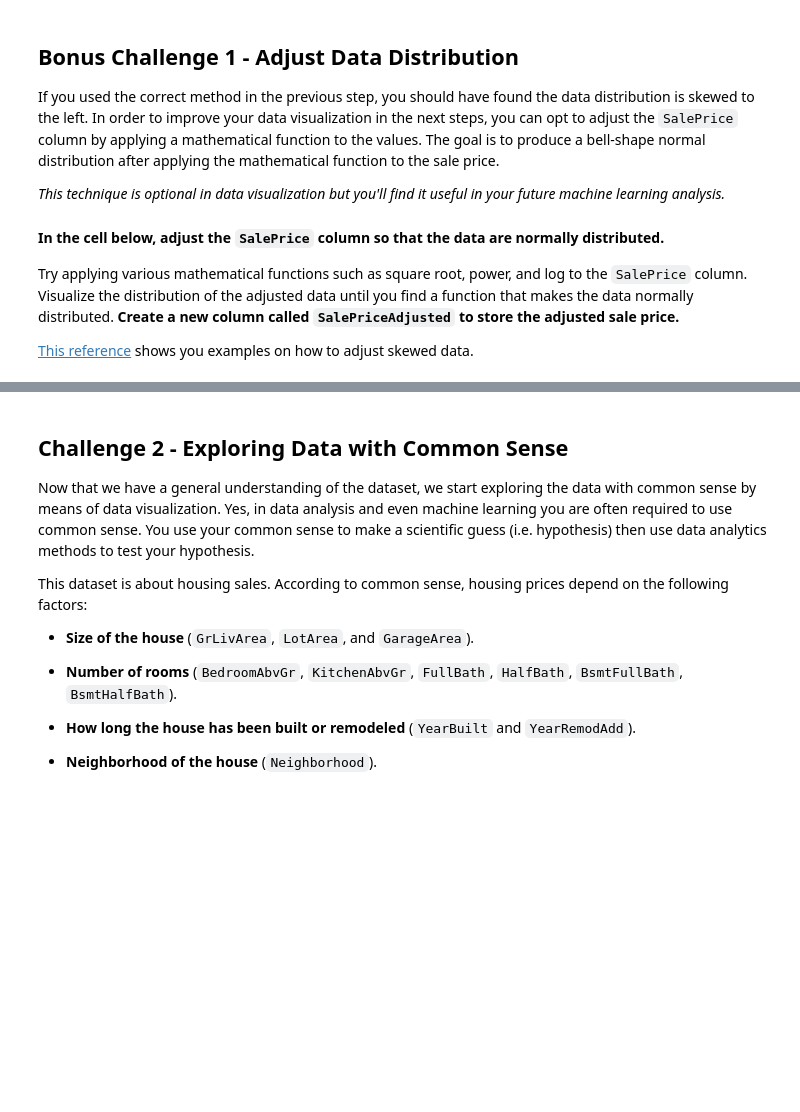
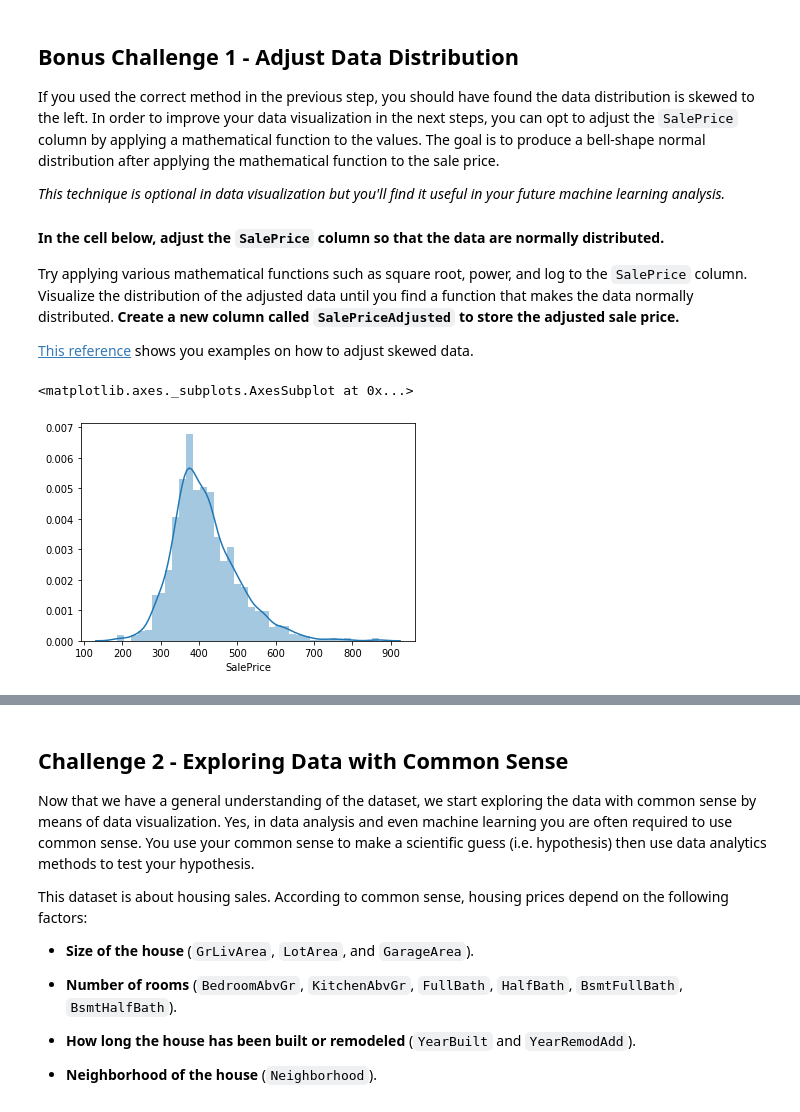
Before and after one commit to ta-datapt-bcn/lab-storytelling-data-visualization, a Jupyter notebook: your-code/main.ipynb, the cells around one changed output, grey strips where cells are left out. Drawn from its saved outputs; the diff is of its cells as text; code cells hidden in the pictures; blank space fills up the shorter version.

```diff
--- a/your-code/main.ipynb
+++ b/your-code/main.ipynb
@@ -79,0 +112,7 @@ Try applying various mathematical functions such as square root, power, and log
+# %%
+price_sq = df.SalePrice.apply(np.sqrt)
+# %%
+sns.distplot(price_sq)
+# %% [output]
+<matplotlib.axes._subplots.AxesSubplot at 0x...>
+[figure, added]
```
Also changed, not shown: parts of 31 cells of this notebook.
